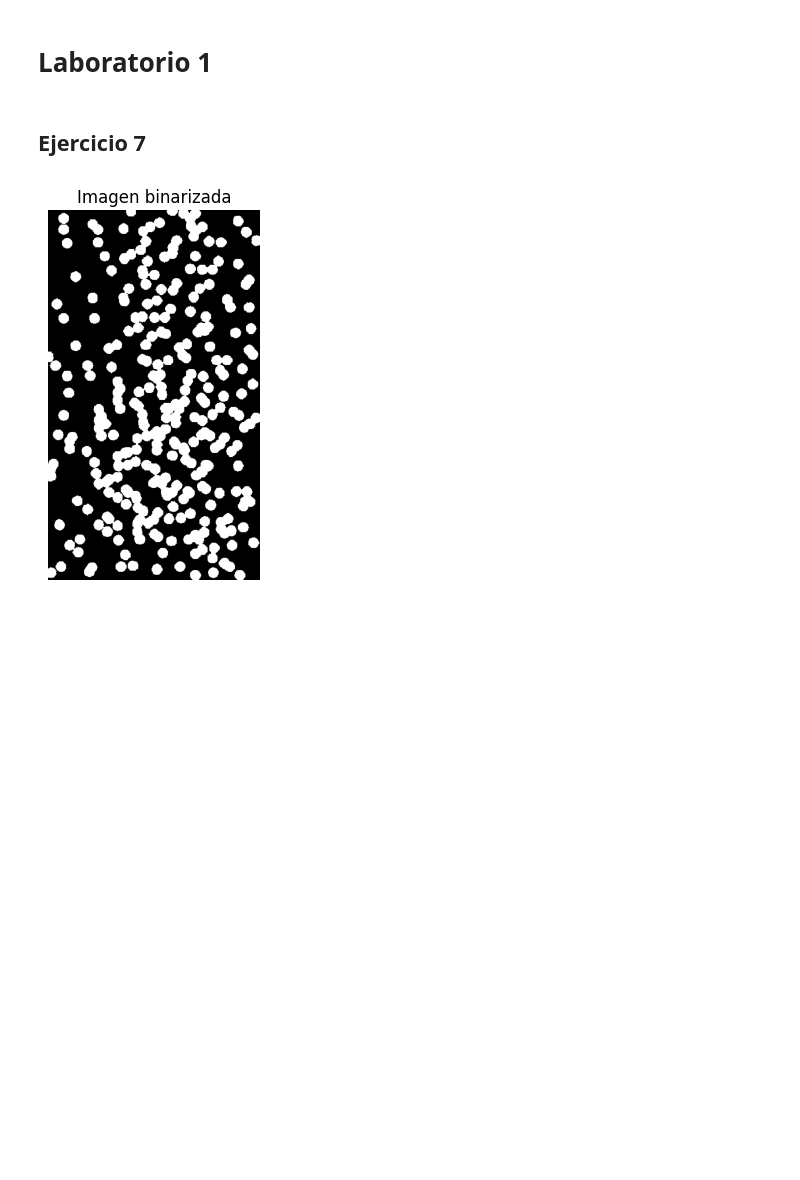
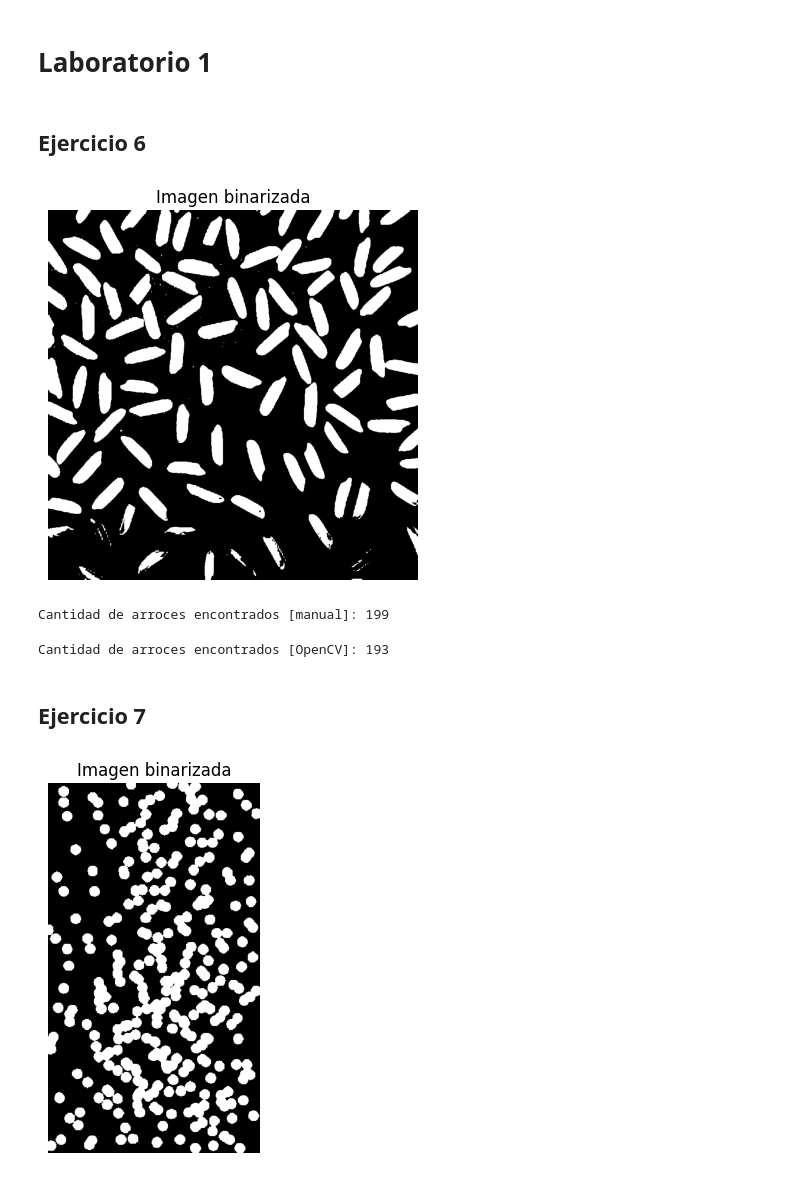
Before and after one commit to MGonza20/Lab01_VC_UVG, a Jupyter notebook: lab1.ipynb, the cells around one changed output. Drawn from its saved outputs; the diff is of its cells as text; code cells hidden in the pictures; blank space fills up the shorter version.

```diff
--- a/lab1.ipynb
+++ b/lab1.ipynb
@@ -7,6 +7,35 @@ import numpy as np
 import os
 
 from matplotlib import pyplot as plt
+# %% [markdown]
+## Ejercicio 6
+# %%
+# Paso 1. Binarización de imagen
+image_path = 'images/rice.jpg'
+imagen_color = cv.imread(image_path)
+imagen_gris = cv.cvtColor(imagen_color, cv.COLOR_BGR2GRAY)
+_, binary_image = cv.threshold(imagen_gris, 0, 255, cv.THRESH_BINARY + cv.THRESH_OTSU)
+
+# Mostrando imagen binarizada
+plt.imshow(binary_image, cmap='gray')
+plt.title('Imagen binarizada')
+plt.axis('off')
+plt.show()
+# %% [output]
+[figure, added]
+# %%
+from utils import two_pass_labeling
+
+labeled_image = two_pass_labeling(binary_image)
+n_labels = len(np.unique(labeled_image)) - 1
+print(f'Cantidad de arroces encontrados [manual]: {n_labels}')
+# %% [output]
+Cantidad de arroces encontrados [manual]: 199
+# %%
+contours, _ = cv.findContours(binary_image, cv.RETR_EXTERNAL, cv.CHAIN_APPROX_SIMPLE)
+print(f'Cantidad de arroces encontrados [OpenCV]: {len(contours)}')
+# %% [output]
+Cantidad de arroces encontrados [OpenCV]: 193
 # %% [markdown]
 ## Ejercicio 7
 # %%
```
Also changed, not shown: parts of 1 cell of this notebook.
